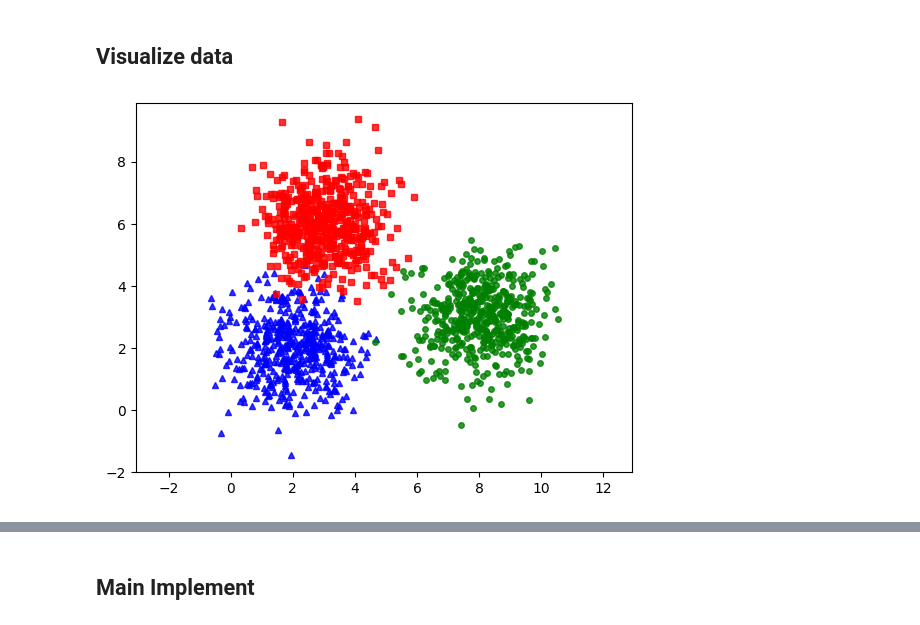
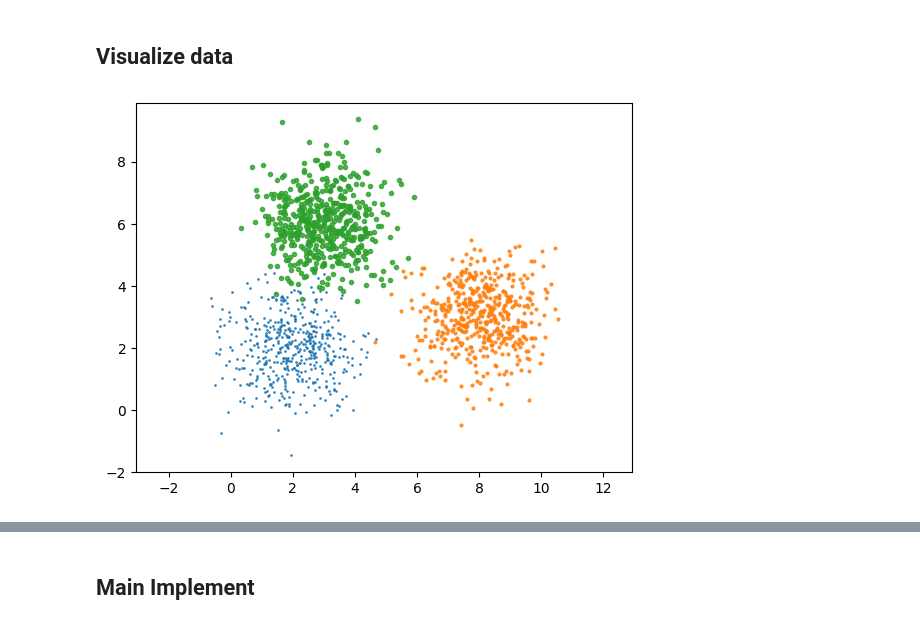
Before and after one commit to nhan2892005/MachineLearning, a Jupyter notebook: KMeanClustering.ipynb, the cells around one changed output, grey strips where cells are left out. Cells and saved outputs as stored; diff of their text form; code cells hidden in the pictures.

```diff
--- a/KMeanClustering.ipynb
+++ b/KMeanClustering.ipynb
@@ -38,18 +37,18 @@ array([0, 0, 0, ..., 2, 2, 2])
 # %%
 def kmeans_display(X, label):
     K = np.amax(label) + 1
-    X0 = X[label == 0, :]
-    X1 = X[label == 1, :]
-    X2 = X[label == 2, :]
 
-    plt.plot(X0[:, 0], X0[:, 1], 'b^', markersize = 4, alpha = .8)
-    plt.plot(X1[:, 0], X1[:, 1], 'go', markersize = 4, alpha = .8)
-    plt.plot(X2[:, 0], X2[:, 1], 'rs', markersize = 4, alpha = .8)
+    it = 0
+
+    for k in range(K):
+        it += 1
+        data = X[label == k]
+        plt.plot(data[:, 0], data[:, 1], 'o', alpha = .8, markersize = it)
 
     plt.axis('equal')
     plt.plot()
     plt.show()
 
 kmeans_display(X, original_label)
 # %% [output]
-[figure, old version]
+[figure, new version]
```
Also changed, not shown: parts of 18 cells of this notebook, 35 other files.
